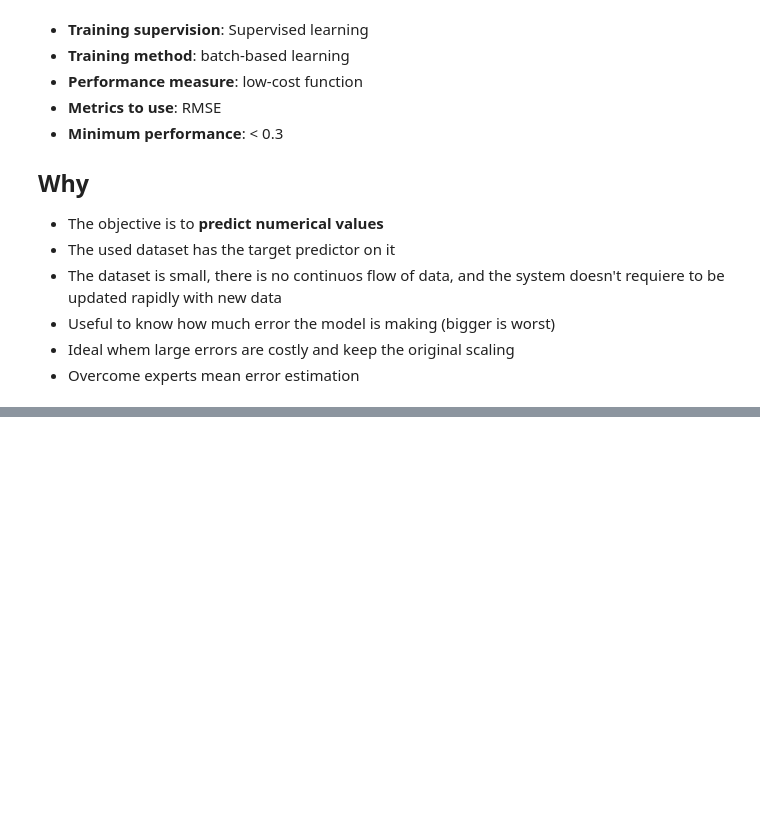
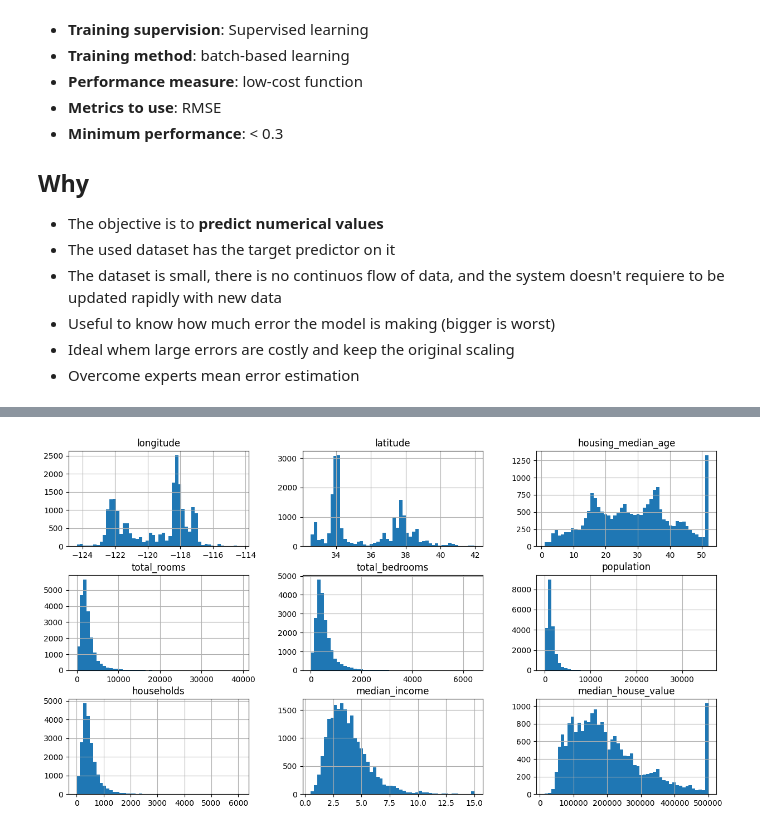
Before and after one commit to Juan-D-Wills/end-to-end-ML-project, a Jupyter notebook: House_pricing_book_example.ipynb, the cells around one changed output, grey strips where cells are left out. Drawn from its saved outputs; the diff is of its cells as text; code cells hidden in the pictures; blank space fills up the shorter version.

```diff
--- a/House_pricing_book_example.ipynb
+++ b/House_pricing_book_example.ipynb
@@ -78,0 +125,6 @@ housing.size
+# %%
+import matplotlib.pyplot as plt
+housing.hist(bins=50, figsize=(15,8))
+plt.show()
+# %% [output]
+[figure, added]
```
Also changed, not shown: parts of 10 cells of this notebook.
